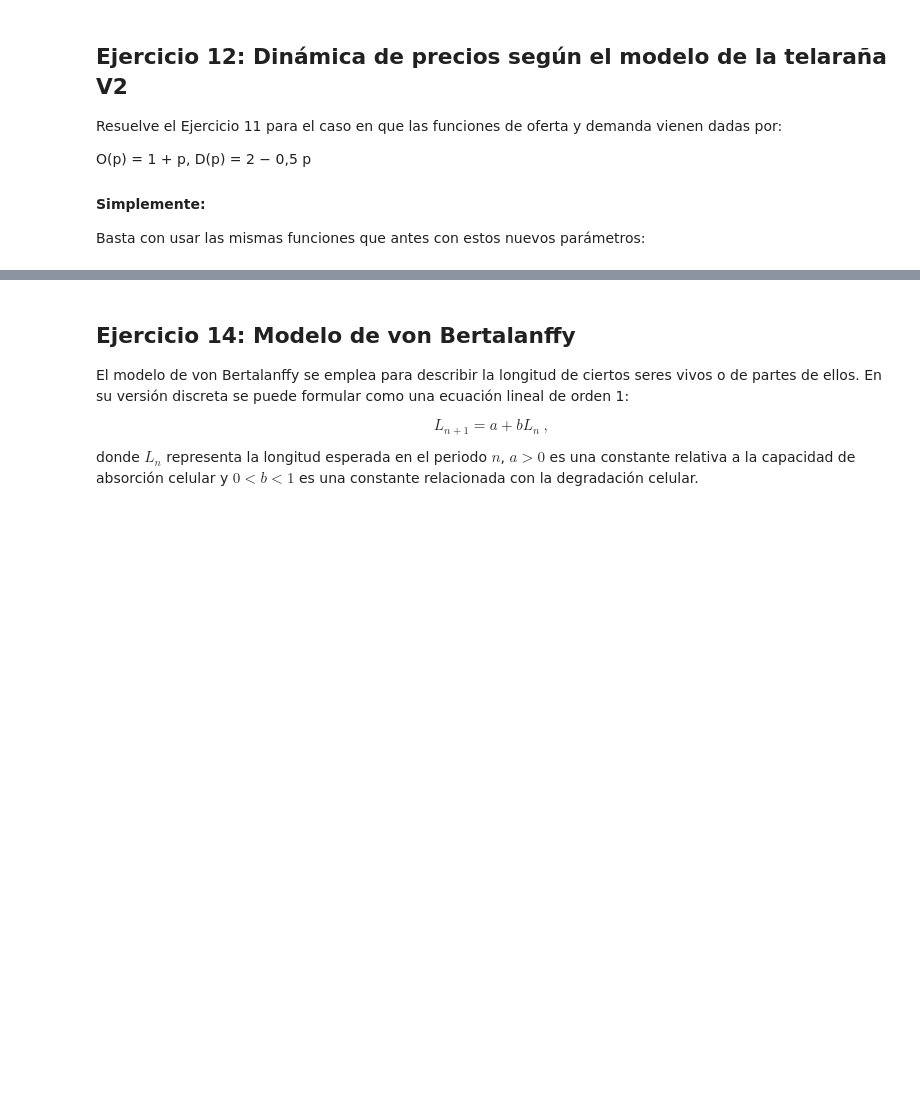
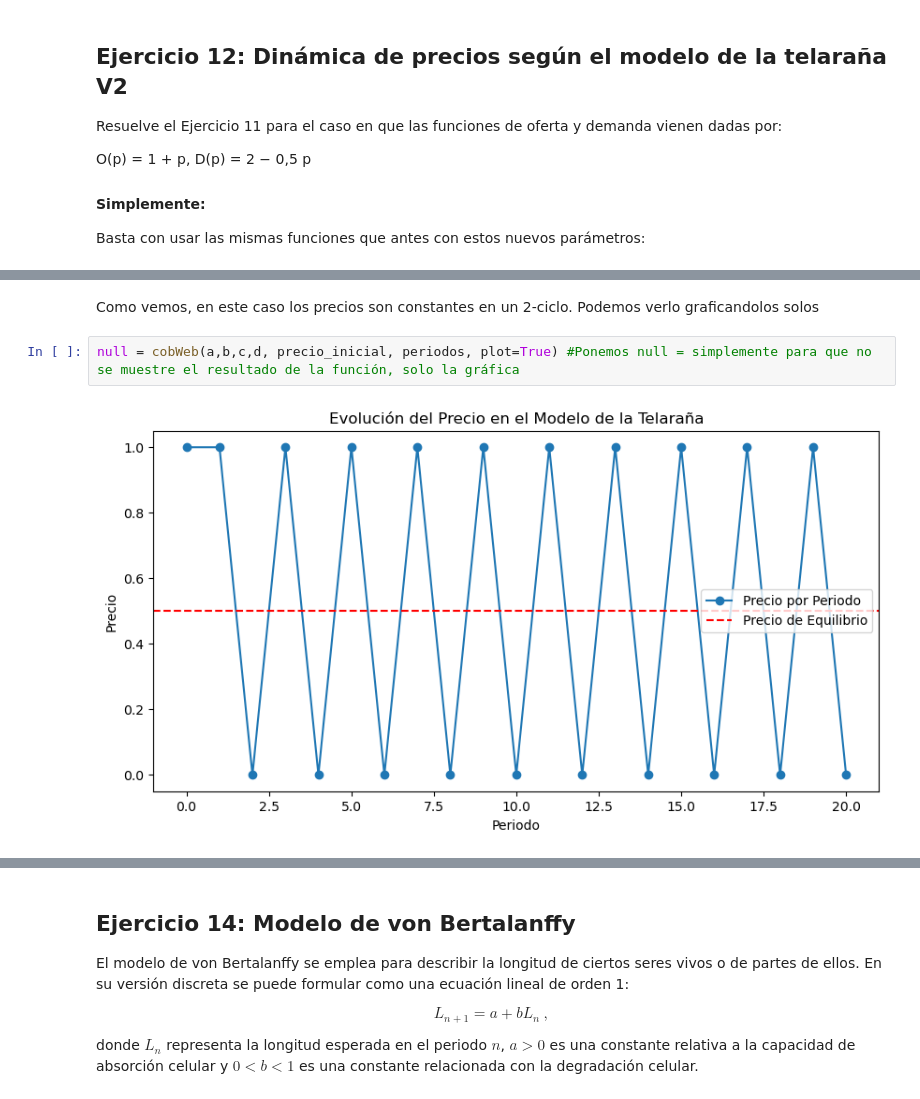
Before and after one commit to roberlks/ModelosMatematicos, a Jupyter notebook: MenuModelos.ipynb, the cells around one changed output, grey strips where cells are left out. Saved outputs shown, nothing was run; the diff lists cells and outputs as text; blank space fills up the shorter version.

```diff
--- a/MenuModelos.ipynb
+++ b/MenuModelos.ipynb
@@ -628,0 +677,6 @@ periodos = 20  # Número de periodos a simular
+# %% [markdown]
+Como vemos, en este caso los precios son constantes en un 2-ciclo. Podemos verlo graficandolos solos
+# %%
+null = cobWeb(a,b,c,d, precio_inicial, periodos, plot=True) #Ponemos null = simplemente para que no se muestre el resultado de la función, solo la gráfica
+# %% [output]
+[figure, added]
```
Also changed, not shown: parts of 9 cells of this notebook.
